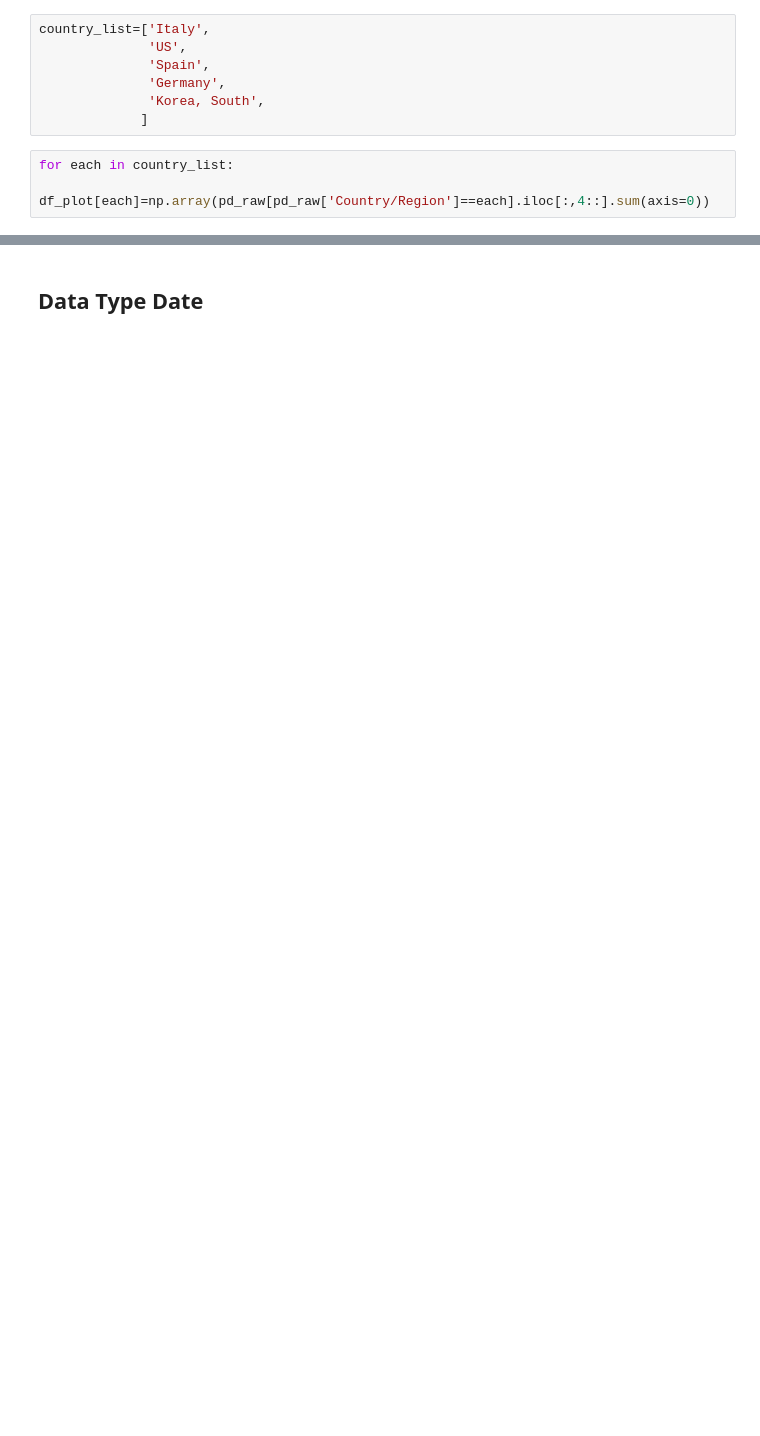
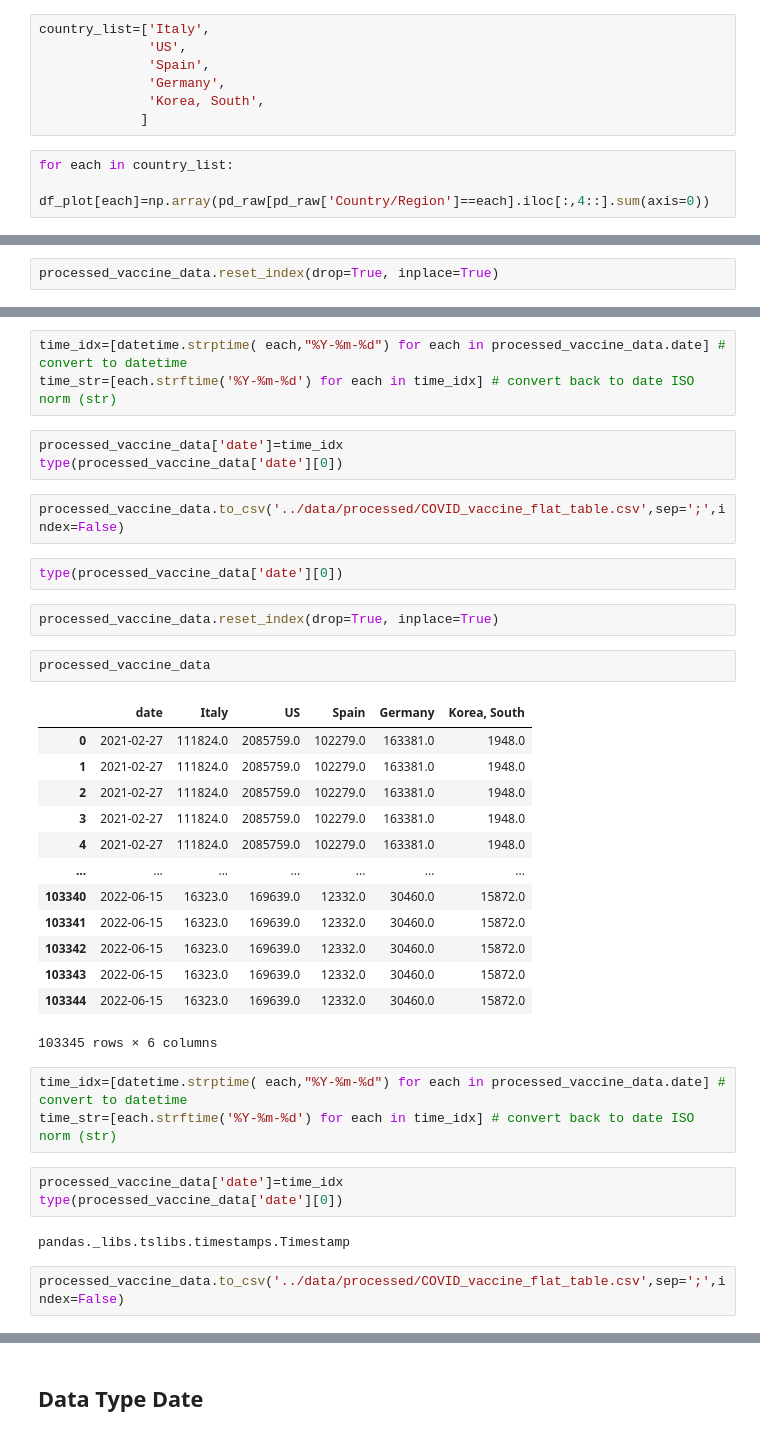
Before and after one commit to gautampawnesh/covid_19_data_stats, a Jupyter notebook: notebooks/Data_Preparation_V1.1.ipynb, the cells around one changed output, grey strips where cells are left out. Cells and saved outputs as stored; diff of their text form; blank space fills up the shorter version.

```diff
--- a/notebooks/Data_Preparation_V1.1.ipynb
+++ b/notebooks/Data_Preparation_V1.1.ipynb
@@ -89,0 +156,2 @@ df_plot.set_index('date').plot()
+# %%
+processed_vaccine_data.reset_index(drop=True, inplace=True)
@@ -89,0 +160,38 @@ df_plot.set_index('date').plot()
+# %%
+time_idx=[datetime.strptime( each,"%Y-%m-%d") for each in processed_vaccine_data.date] # convert to datetime
+time_str=[each.strftime('%Y-%m-%d') for each in time_idx] # convert back to date ISO norm (str)
+# %%
+processed_vaccine_data['date']=time_idx
+type(processed_vaccine_data['date'][0])
+# %%
+processed_vaccine_data.to_csv('../data/processed/COVID_vaccine_flat_table.csv',sep=';',index=False)
+# %%
+type(processed_vaccine_data['date'][0])
+# %%
+processed_vaccine_data.reset_index(drop=True, inplace=True)
+# %%
+processed_vaccine_data
+# %% [output]
+|  | date | Italy | US | Spain | Germany | Korea, South |
+| 0 | 2021-02-27 | 111824.0 | 2085759.0 | 102279.0 | 163381.0 | 1948.0 |
+| 1 | 2021-02-27 | 111824.0 | 2085759.0 | 102279.0 | 163381.0 | 1948.0 |
+| 2 | 2021-02-27 | 111824.0 | 2085759.0 | 102279.0 | 163381.0 | 1948.0 |
+| 3 | 2021-02-27 | 111824.0 | 2085759.0 | 102279.0 | 163381.0 | 1948.0 |
+| 4 | 2021-02-27 | 111824.0 | 2085759.0 | 102279.0 | 163381.0 | 1948.0 |
+| ... | ... | ... | ... | ... | ... | ... |
+| 103340 | 2022-06-15 | 16323.0 | 169639.0 | 12332.0 | 30460.0 | 15872.0 |
+| 103341 | 2022-06-15 | 16323.0 | 169639.0 | 12332.0 | 30460.0 | 15872.0 |
+| 103342 | 2022-06-15 | 16323.0 | 169639.0 | 12332.0 | 30460.0 | 15872.0 |
+| 103343 | 2022-06-15 | 16323.0 | 169639.0 | 12332.0 | 30460.0 | 15872.0 |
+| 103344 | 2022-06-15 | 16323.0 | 169639.0 | 12332.0 | 30460.0 | 15872.0 |
+103345 rows × 6 columns
+# %%
+time_idx=[datetime.strptime( each,"%Y-%m-%d") for each in processed_vaccine_data.date] # convert to datetime
+time_str=[each.strftime('%Y-%m-%d') for each in time_idx] # convert back to date ISO norm (str)
+# %%
+processed_vaccine_data['date']=time_idx
+type(processed_vaccine_data['date'][0])
+# %% [output]
+pandas._libs.tslibs.timestamps.Timestamp
+# %%
+processed_vaccine_data.to_csv('../data/processed/COVID_vaccine_flat_table.csv',sep=';',index=False)
```
Also changed, not shown: parts of 30 cells of this notebook, 4 other files.
